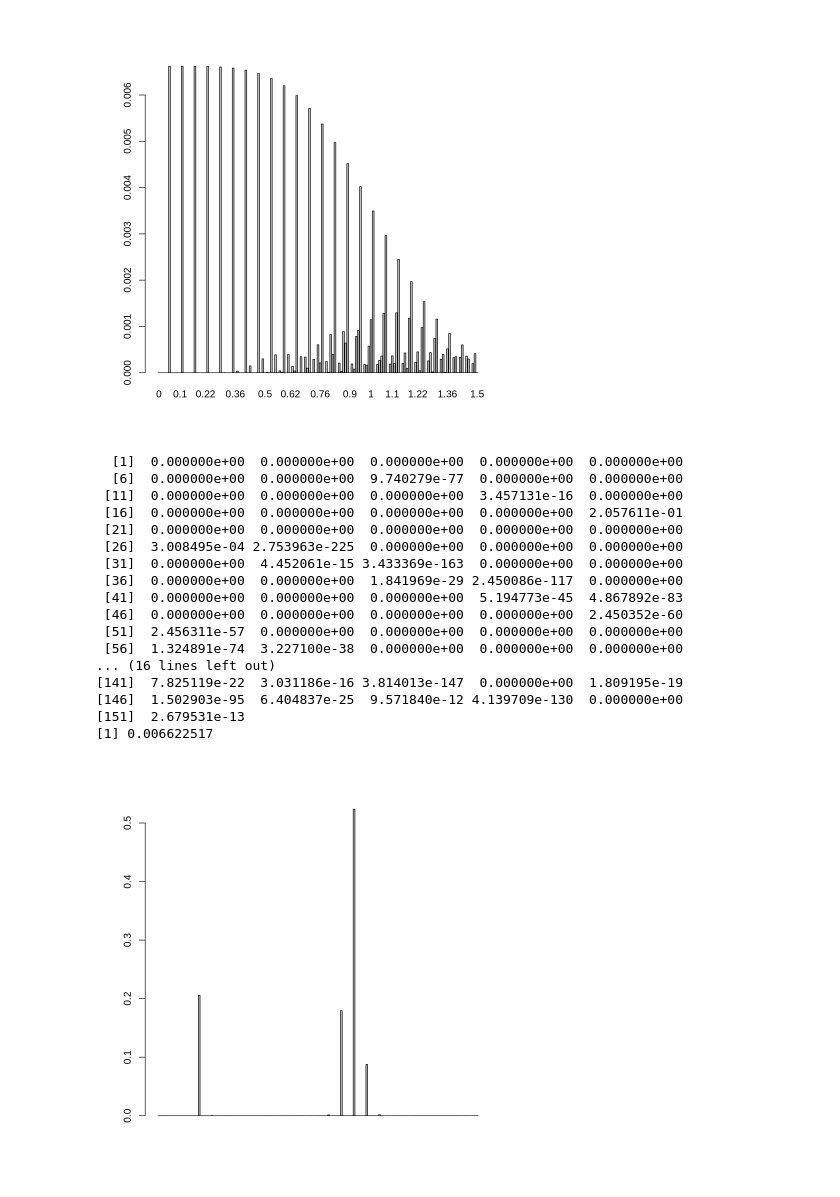
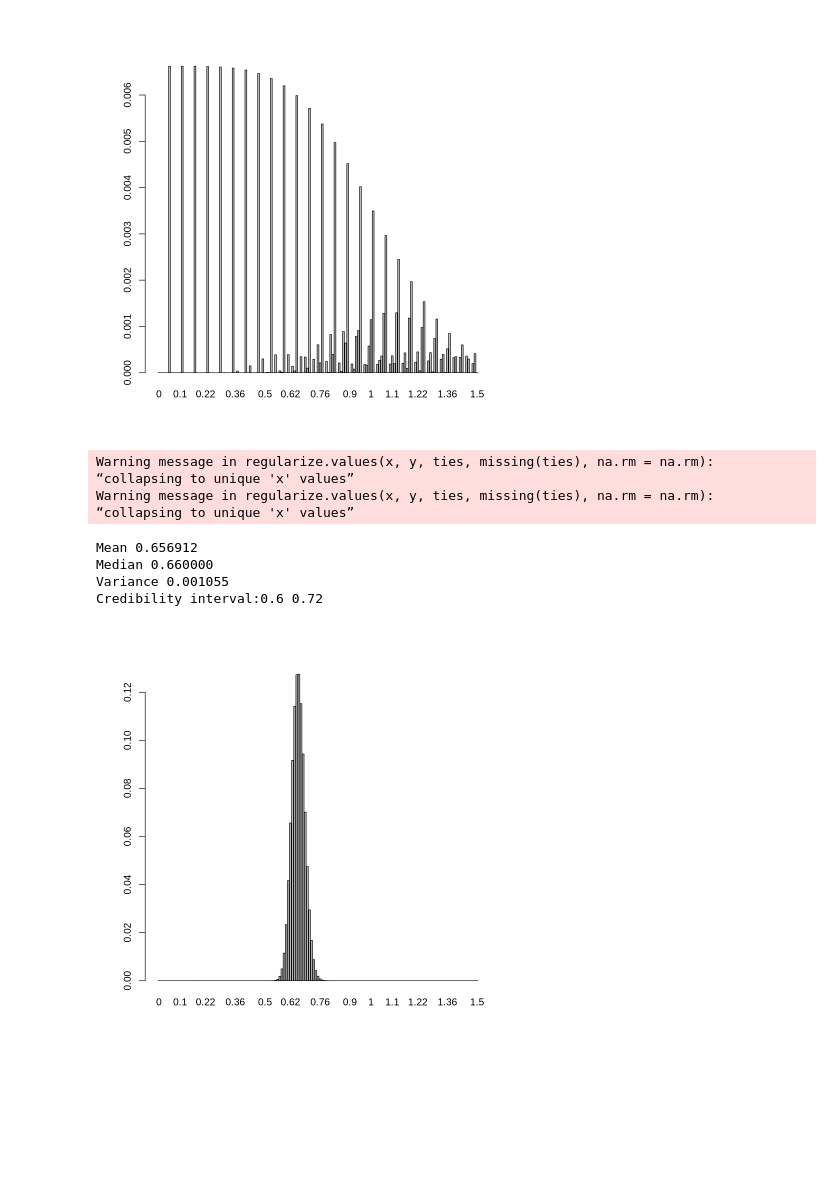
Before and after one commit to pietromalagoli/asp, a Jupyter notebook: code/lab06/Malagoli_Pietro_RLab06.ipynb, the cells around one changed output. Cells and saved outputs as stored; diff of their text form; code cells hidden in the pictures; blank space fills up the shorter version.

```diff
--- a/code/lab06/Malagoli_Pietro_RLab06.ipynb
+++ b/code/lab06/Malagoli_Pietro_RLab06.ipynb
@@ -62,37 +70,37 @@ barplot(posterior, names.arg = space)
 # %%
 prior <- replicate(length(space), 1 / length(space))
 prior <- prior / sum(prior)
 
 for (i in 1:length(y)) {
-    likelihood <- dbinom(n1[i], sum(n1), prob)
+    likelihood <- dbinom(n1[i], sum(n1), dpois(y[i], space))
     posterior <- prior * likelihood / sum(prior * likelihood)
     prior <- posterior
 }
 for (i in 1:length(y)) {
-    likelihood <- dbinom(n2[i], sum(n2), prob)
+    likelihood <- dbinom(n2[i], sum(n2), dpois(y[i], space))
     posterior <- prior * likelihood / sum(prior * likelihood)
     prior <- posterior
 }
-barplot(posterior)
-print(posterior)
-mean = wtd.mean(posterior)
-print(mean)
+barplot(posterior, names.arg = space)
+#print(posterior)
+confidence <- c(0.025, 0.975)
+mean <- wtd.mean(space, posterior, normwt = TRUE)
+median <- wtd.quantile(space, posterior, probs = 0.5, normwt = TRUE)
+var <- wtd.var(space, posterior, normwt = TRUE)
+#interval <- c(wtd.quantile(space, posterior, confidence[1], normwt = TRUE), wtd.quantile(space, posterior, confidence[1], normwt = TRUE))
+interval <- wtd.quantile(space, posterior, confidence, normwt = TRUE)
+cat(sprintf("Mean %3f", mean))
+cat(sprintf("\nMedian %3f", median))
+cat(sprintf("\nVariance %3f", var))
+cat("\nCredibility interval:")
+cat(interval)
 # %% [output]
-  [1]  0.000000e+00  0.000000e+00  0.000000e+00  0.000000e+00  0.000000e+00
-  [6]  0.000000e+00  0.000000e+00  9.740279e-77  0.000000e+00  0.000000e+00
- [11]  0.000000e+00  0.000000e+00  0.000000e+00  3.457131e-16  0.000000e+00
- [16]  0.000000e+00  0.000000e+00  0.000000e+00  0.000000e+00  2.057611e-01
- [21]  0.000000e+00  0.000000e+00  0.000000e+00  0.000000e+00  0.000000e+00
- [26]  3.008495e-04 2.753963e-225  0.000000e+00  0.000000e+00  0.000000e+00
- [31]  0.000000e+00  4.452061e-15 3.433369e-163  0.000000e+00  0.000000e+00
- [36]  0.000000e+00  0.000000e+00  1.841969e-29 2.450086e-117  0.000000e+00
- [41]  0.000000e+00  0.000000e+00  0.000000e+00  5.194773e-45  4.867892e-83
- [46]  0.000000e+00  0.000000e+00  0.000000e+00  0.000000e+00  2.450352e-60
- [51]  2.456311e-57  0.000000e+00  0.000000e+00  0.000000e+00  0.000000e+00
- [56]  1.324891e-74  3.227100e-38  0.000000e+00  0.000000e+00  0.000000e+00
-... (16 lines left out)
-[141]  7.825119e-22  3.031186e-16 3.814013e-147  0.000000e+00  1.809195e-19
-[146]  1.502903e-95  6.404837e-25  9.571840e-12 4.139709e-130  0.000000e+00
-[151]  2.679531e-13
-[1] 0.006622517
+Warning message in regularize.values(x, y, ties, missing(ties), na.rm = na.rm):
+“collapsing to unique 'x' values”
+Warning message in regularize.values(x, y, ties, missing(ties), na.rm = na.rm):
+“collapsing to unique 'x' values”
+Mean 0.656912
+Median 0.660000
+Variance 0.001055
+Credibility interval:0.6 0.72
-[figure, old version]
+[figure, new version]
```
Also changed, not shown: parts of 4 cells of this notebook.
